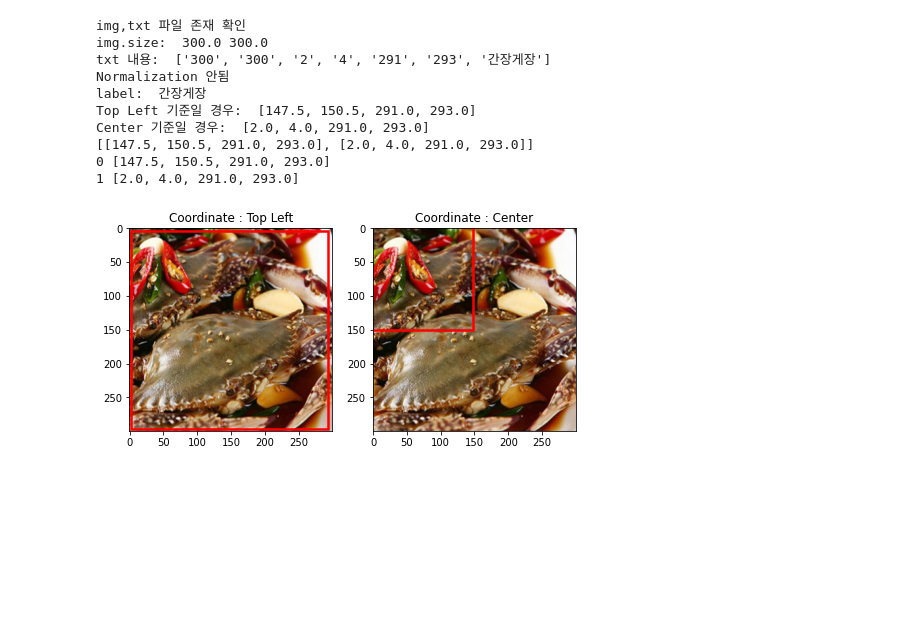
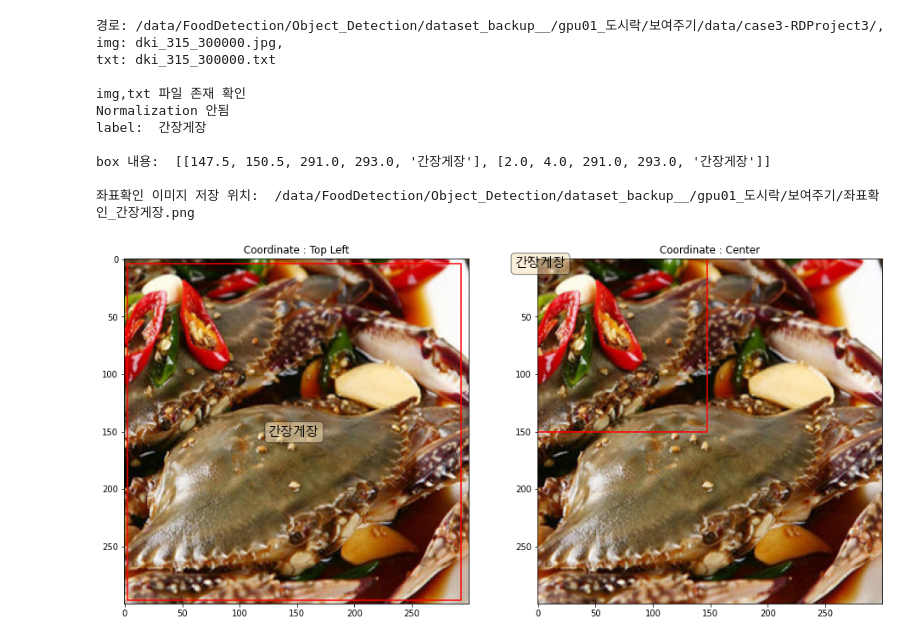
Before and after one commit to K-107/dki, a Jupyter notebook: Food_Detection/220204_이미지데이터좌표확인.ipynb, the cells around one changed output. Saved outputs shown, nothing was run; the diff lists cells and outputs as text; code cells hidden in the pictures; blank space fills up the shorter version.

```diff
--- a/Food_Detection/220204_이미지데이터좌표확인.ipynb
+++ b/Food_Detection/220204_이미지데이터좌표확인.ipynb
@@ -9,6 +18,12 @@ import numpy as np
 
 import matplotlib.pyplot as plt
 %matplotlib inline
+
+import matplotlib.font_manager as fm
+fm.get_fontconfig_fonts()
+#font_location = '/usr/share/fonts/truetype/nanum/NanumBarunGothic.ttf'
+font_location = './malgun.ttf'
+font_name = fm.FontProperties(fname=font_location)
 # %%
 class_dic = {0: '가리비구이', 1: '가자미구이', 2: '가자미조림', 3: '가지나물', 4: '가지냉국', 5: '가지볶음',
                 6: '가지전', 7: '가지찜', 8: '감', 9: '개불', 10: '거봉', 11: '게살죽', 12: '게찜', 13: '고구마',
@@ -280,20 +333,22 @@ Center 기준일 경우:  [2.0, 1.0, 588.0, 398.0]
 # %%
 # case3-RDProject3  - topleft
-img = '/data/FoodDetection/Object_Detection/dataset_backup__/gpu01_도시락/보여주기/data/case3-RDProject3/dki_315_300000.jpg'
-txt = '/data/FoodDetection/Object_Detection/dataset_backup__/gpu01_도시락/보여주기/data/case3-RDProject3/dki_315_300000.txt'
+path = '/data/FoodDetection/Object_Detection/dataset_backup__/gpu01_도시락/보여주기/data/case3-RDProject3/'
+img = 'dki_315_300000.jpg'
+txt = 'dki_315_300000.txt'
 
-imgTxtCheck(img, txt)
+imgTxtCheck(path, img, txt)
 # %% [output]
+경로: /data/FoodDetection/Object_Detection/dataset_backup__/gpu01_도시락/보여주기/data/case3-RDProject3/,
+img: dki_315_300000.jpg,
+txt: dki_315_300000.txt
+
 img,txt 파일 존재 확인
-img.size:  300.0 300.0
-txt 내용:  ['300', '300', '2', '4', '291', '293', '간장게장']
 Normalization 안됨
 label:  간장게장
-Top Left 기준일 경우:  [147.5, 150.5, 291.0, 293.0]
-Center 기준일 경우:  [2.0, 4.0, 291.0, 293.0]
-[[147.5, 150.5, 291.0, 293.0], [2.0, 4.0, 291.0, 293.0]]
-0 [147.5, 150.5, 291.0, 293.0]
-1 [2.0, 4.0, 291.0, 293.0]
+
+box 내용:  [[147.5, 150.5, 291.0, 293.0, '간장게장'], [2.0, 4.0, 291.0, 293.0, '간장게장']]
+
+좌표확인 이미지 저장 위치:  /data/FoodDetection/Object_Detection/dataset_backup__/gpu01_도시락/보여주기/좌표확인_간장게장.png
-[figure, old version]
+[figure, new version]
 # %%
 # case4-RDProject5  - topleft
```
Also changed, not shown: parts of 12 cells of this notebook.
